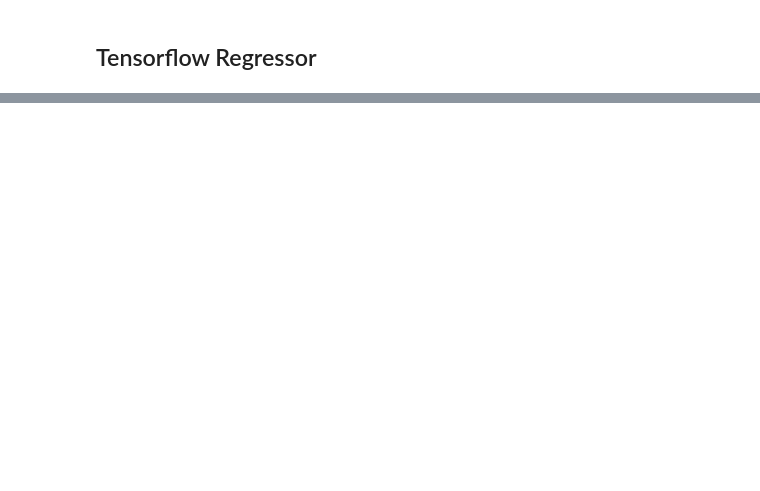
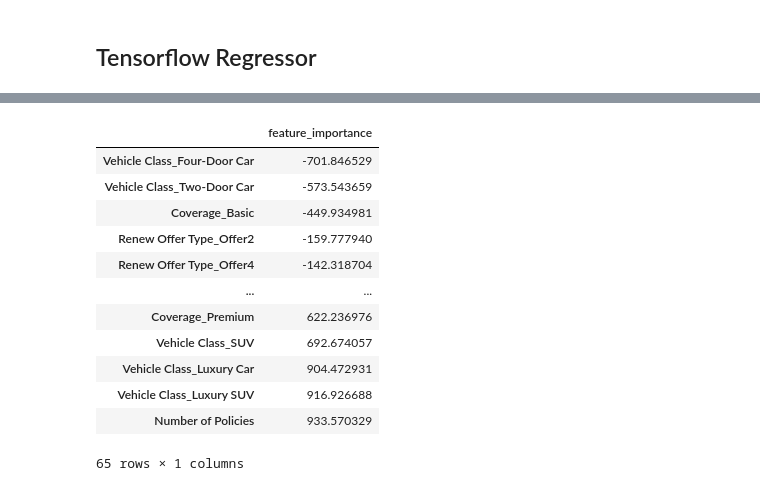
Before and after one commit to PatrikWagnerUK/insurance_cltv_model, a Jupyter notebook: cltv_modelling.ipynb, the cells around one changed output, grey strips where cells are left out. Cells and saved outputs as stored; diff of their text form; code cells hidden in the pictures; blank space fills up the shorter version.

```diff
--- a/cltv_modelling.ipynb
+++ b/cltv_modelling.ipynb
@@ -130,0 +157,3 @@ X_test = scaler.transform(X_test)
+# %%
+X['effective_to_month'] = X['effective_to_month'].astype(int)
+X['effective_to_year'] = X['effective_to_year'].astype(int)
@@ -404,3 +519,21 @@ regr_tf.compile(optimizer=opt, loss='mse', metrics=[tf.keras.metrics.MeanAbsolut
+# %%
+pass_agg_feat_imp = pd.DataFrame(data=pass_regr.coef_, index=X.columns, columns=["feature_importance"])
+# %%
+pass_agg_feat_imp.sort_values(by="feature_importance")
+# %% [output]
+|  | feature_importance |
+| Vehicle Class_Four-Door Car | -701.846529 |
+| Vehicle Class_Two-Door Car | -573.543659 |
+| Coverage_Basic | -449.934981 |
+| Renew Offer Type_Offer2 | -159.777940 |
+| Renew Offer Type_Offer4 | -142.318704 |
+| ... | ... |
+| Coverage_Premium | 622.236976 |
+| Vehicle Class_SUV | 692.674057 |
+| Vehicle Class_Luxury Car | 904.472931 |
+| Vehicle Class_Luxury SUV | 916.926688 |
+| Number of Policies | 933.570329 |
+65 rows × 1 columns
 # %% [markdown]
 <a style='text-decoration:none;line-height:16px;display:flex;color:#5B5B62;padding:10px;justify-content:end;' href='https://deepnote.com?utm_source=created-in-deepnote-cell&projectId=8fd894ed-7cb5-4f70-9097-b20c180a3837' target="_blank">
 <img alt='Created in deepnote.com' style='display:inline;max-height:16px;margin:0px;margin-right:7.5px;' src='embedded-picture-1' > </img>
```
Also changed, not shown: parts of 31 cells of this notebook.
